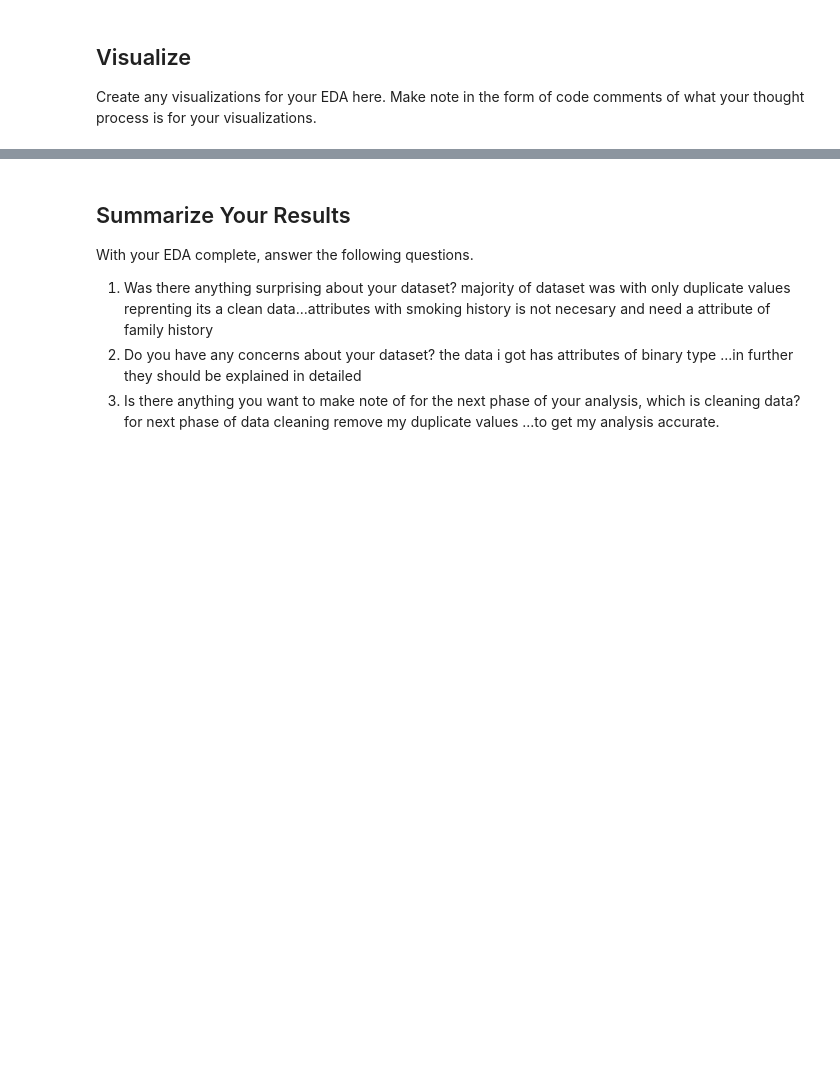
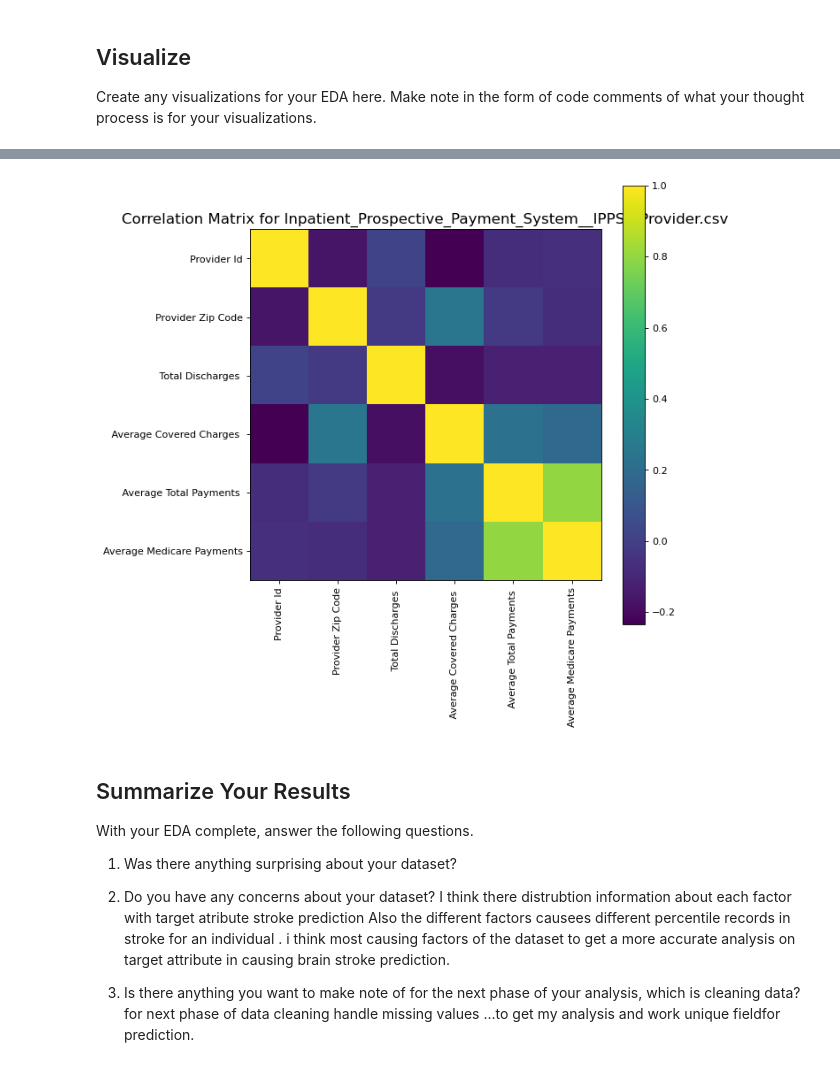
Before and after one commit to souji1991/eda-checkpoint, a Jupyter notebook: checkpoint-two.ipynb, the cells around one changed output, grey strips where cells are left out. Cells and saved outputs as stored; diff of their text form; code cells hidden in the pictures; blank space fills up the shorter version.

```diff
--- a/checkpoint-two.ipynb
+++ b/checkpoint-two.ipynb
@@ -194,11 +231,32 @@ sns.scatterplot(data= df.head(1000), x='bmi', y='age', hue='diabetes')
+# %%
+def plotCorrelationMatrix(df, graphWidth):
+    filename = df.dataframeName
+    df = df.dropna('columns') # drop columns with NaN
+    df = df[[col for col in df if df[col].nunique() > 1]] # keep columns where there are more than 1 unique values
+    if df.shape[1] < 2:
+        print(f'No correlation plots shown: The number of non-NaN or constant columns ({df.shape[1]}) is less than 2')
+        return
+    corr = df.corr()
+    plt.figure(num=None, figsize=(graphWidth, graphWidth), dpi=80, facecolor='w', edgecolor='k')
+    corrMat = plt.matshow(corr, fignum = 1)
+    plt.xticks(range(len(corr.columns)), corr.columns, rotation=90)
+    plt.yticks(range(len(corr.columns)), corr.columns)
+    plt.gca().xaxis.tick_bottom()
+    plt.colorbar(corrMat)
+    plt.title(f'Correlation Matrix for {filename}', fontsize=15)
+    plt.show()
+# %%
+plotCorrelationMatrix(df1,8)
+# %% [output]
+[figure, added]
 # %% [markdown]
 ## Summarize Your Results
 
 With your EDA complete, answer the following questions.
 
 1. Was there anything surprising about your dataset?
-majority of dataset  was with only duplicate values reprenting its a clean data...attributes with smoking history is not necesary and need a attribute of family history
+
 2. Do you have any concerns about your dataset?
-the data i got has attributes of binary type ...in further they should be explained in detailed
+I think there distrubtion information about each factor with target atribute stroke prediction Also the different factors causees different percentile records in stroke for an individual  . i think most causing factors  of the dataset to get a more accurate analysis on target attribute in causing brain stroke prediction.
 3. Is there anything you want to make note of for the next phase of your analysis, which is cleaning data?
-for next phase of data cleaning remove my duplicate values ...to get my analysis accurate.
+for next phase of data cleaning handle missing  values ...to get my analysis and work unique fieldfor prediction.
```
Also changed, not shown: parts of 26 cells of this notebook, 4 other files.
